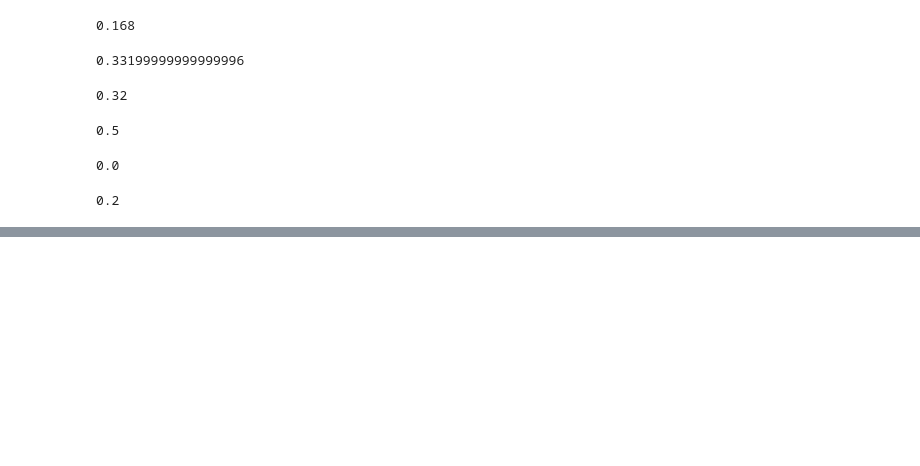
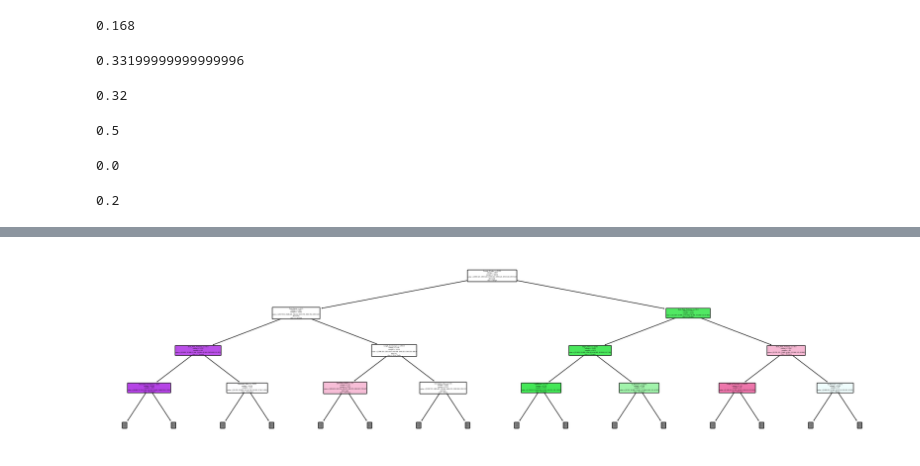
Before and after one commit to UpendraSinghRathore85/ML-Projects-Python, a Jupyter notebook: Supervised Algorithms/Day 136 - ML Decision Trees-1 Assignment.ipynb, the cells around one changed output, grey strips where cells are left out. Drawn from its saved outputs; the diff is of its cells as text; code cells hidden in the pictures; blank space fills up the shorter version.

Commit message:
deceision tree

```diff
--- a/Supervised Algorithms/Day 136 - ML Decision Trees-1 Assignment.ipynb
+++ b/Supervised Algorithms/Day 136 - ML Decision Trees-1 Assignment.ipynb
@@ -251,0 +287,5 @@ wtGiniIndex
+# %%
+df = df.drop(columns=fault_types)
+# %%
+X = df.loc[:, df.columns != 'Target']
+y = df.loc[:, 'Target']
@@ -251,0 +296,2 @@ wtGiniIndex
+# %%
+X_train, X_test, y_train, y_test = train_test_split(X,y , random_state=42)
@@ -251,0 +306,4 @@ wtGiniIndex
+# %%
+# Train a decision tree classifier with class weights
+clf = DecisionTreeClassifier(criterion = 'entropy',  class_weight='balanced', random_state=42)
+clf.fit(X_train, y_train)
@@ -251,0 +330,6 @@ wtGiniIndex
+# %%
+plt.figure(figsize=(25, 6))
+tree.plot_tree(clf, feature_names=X.columns, class_names=df['Target'].unique(), filled=True, rounded=True, max_depth = 3)
+plt.show()
+# %% [output]
+[figure, added]
```
Also changed, not shown: parts of 12 cells of this notebook, 1 other file.
